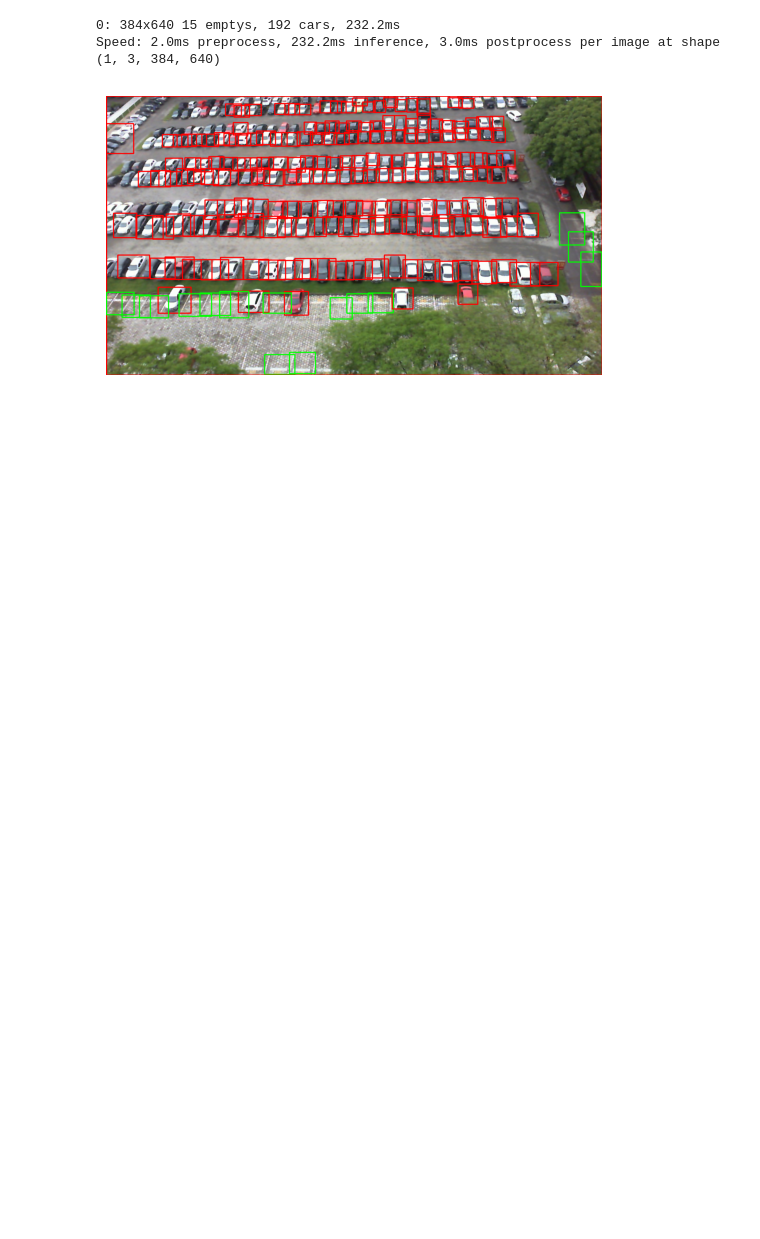
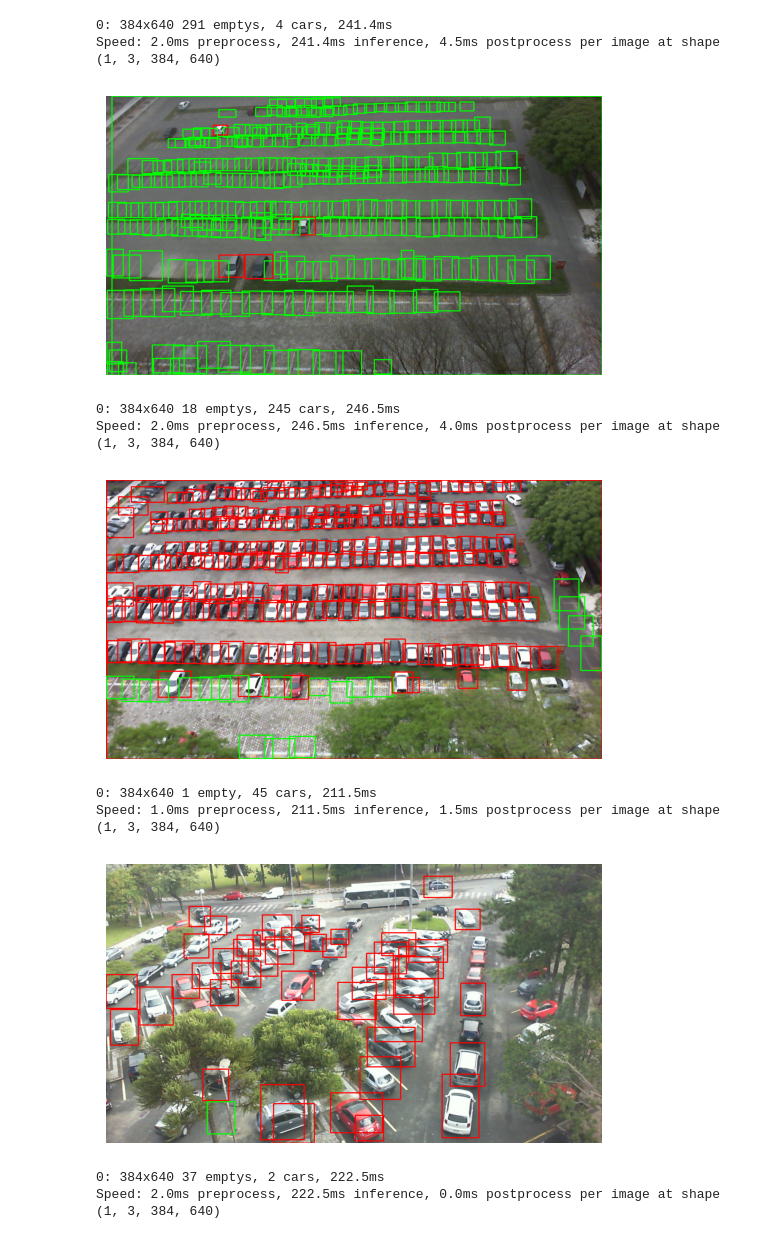
Before and after one commit to maxivmn/pklot, a Jupyter notebook: data_extraction_from_model.ipynb, the cells around one changed output. Saved outputs shown, nothing was run; the diff lists cells and outputs as text; code cells hidden in the pictures; blank space fills up the shorter version.

```diff
--- a/data_extraction_from_model.ipynb
+++ b/data_extraction_from_model.ipynb
@@ -34,7 +14,7 @@ def predict(image_path):
 
     # force model to use cpu even if trained on gpu with line 1 otherwise do prediction on
     #results = model(image, conf=0.7, device='cpu') # [1, 2, 3, 5, 7], augment=True
-    results = model(image, conf=0.2, iou=0.3, device='cpu') # [1, 2, 3, 5, 7], augment=True
+    results = model(image, conf=0.15, iou=0.425, device='cpu') # [1, 2, 3, 5, 7], augment=True
     return results[0]
 # %%
 # get image name wihtout extension from path
@@ -132,3 +112,22 @@ def export_prediction_xml(prediction, image_path, output_path, display_output=Fa
         print("XML file with predictet empty spots and cars created successfully.")
     if testing == True:
         return contours, labels
+# %%
+# define testing images
+
+images = [
+    './data/PKLot/PKLot/PUCPR/Rainy/2012-09-16/2012-09-16_07_32_58.jpg',
+    './data/PKLot/PKLot/PUCPR/Rainy/2012-10-23/2012-10-23_08_15_50.jpg',
+    './data/PKLot/PKLot/UFPR04/Rainy/2013-01-21/2013-01-21_10_25_05.jpg',
+    './data/PKLot/PKLot/UFPR04/Rainy/2012-12-15/2012-12-15_16_30_13.jpg',
+    './data/PKLot/PKLot/UFPR05/Rainy/2013-03-16/2013-03-16_16_40_12.jpg',
+    './data/PKLot/PKLot/UFPR05/Rainy/2013-03-20/2013-03-20_18_10_14.jpg'
+]
+'''
+    './data/unseen_test/test1.jpg',
+    './data/unseen_test/test2.jpg',
+    './data/unseen_test/test3.jpg',
+    './data/unseen_test/test4.jpg',
+    './data/unseen_test/test5.jpg',
+    './data/unseen_test/test6.jpg'
+'''
@@ -135,11 +136,20 @@ def export_prediction_xml(prediction, image_path, output_path, display_output=Fa
 # %%
 # adjust this to your data structure:
-image_path = './data/PKLot/PKLot/PUCPR/Rainy/2012-10-23/2012-10-23_08_15_50.jpg'
+# image_path = './data/PKLot/PKLot/PUCPR/Rainy/2012-10-23/2012-10-23_08_15_50.jpg'
 output_path = './data/detection/xml_files'
 
-prediction = predict(image_path)
-test_plot_with_contour(image_path, export_prediction_xml(prediction, image_path, output_path, testing=True))
+for image_path in images:
+    prediction = predict(image_path)
+    test_plot_with_contour(image_path, export_prediction_xml(prediction, image_path, output_path, testing=True))
 # %% [output]
-0: 384x640 15 emptys, 192 cars, 232.2ms
-Speed: 2.0ms preprocess, 232.2ms inference, 3.0ms postprocess per image at shape (1, 3, 384, 640)
+0: 384x640 291 emptys, 4 cars, 241.4ms
+Speed: 2.0ms preprocess, 241.4ms inference, 4.5ms postprocess per image at shape (1, 3, 384, 640)
-[figure, old version]
+[figure, new version]
+0: 384x640 18 emptys, 245 cars, 246.5ms
+Speed: 2.0ms preprocess, 246.5ms inference, 4.0ms postprocess per image at shape (1, 3, 384, 640)
+[figure, added]
+0: 384x640 1 empty, 45 cars, 211.5ms
+Speed: 1.0ms preprocess, 211.5ms inference, 1.5ms postprocess per image at shape (1, 3, 384, 640)
+[figure, added]
+0: 384x640 37 emptys, 2 cars, 222.5ms
+Speed: 2.0ms preprocess, 222.5ms inference, 0.0ms postprocess per image at shape (1, 3, 384, 640)
```
Also changed, not shown: parts of 3 cells of this notebook.
